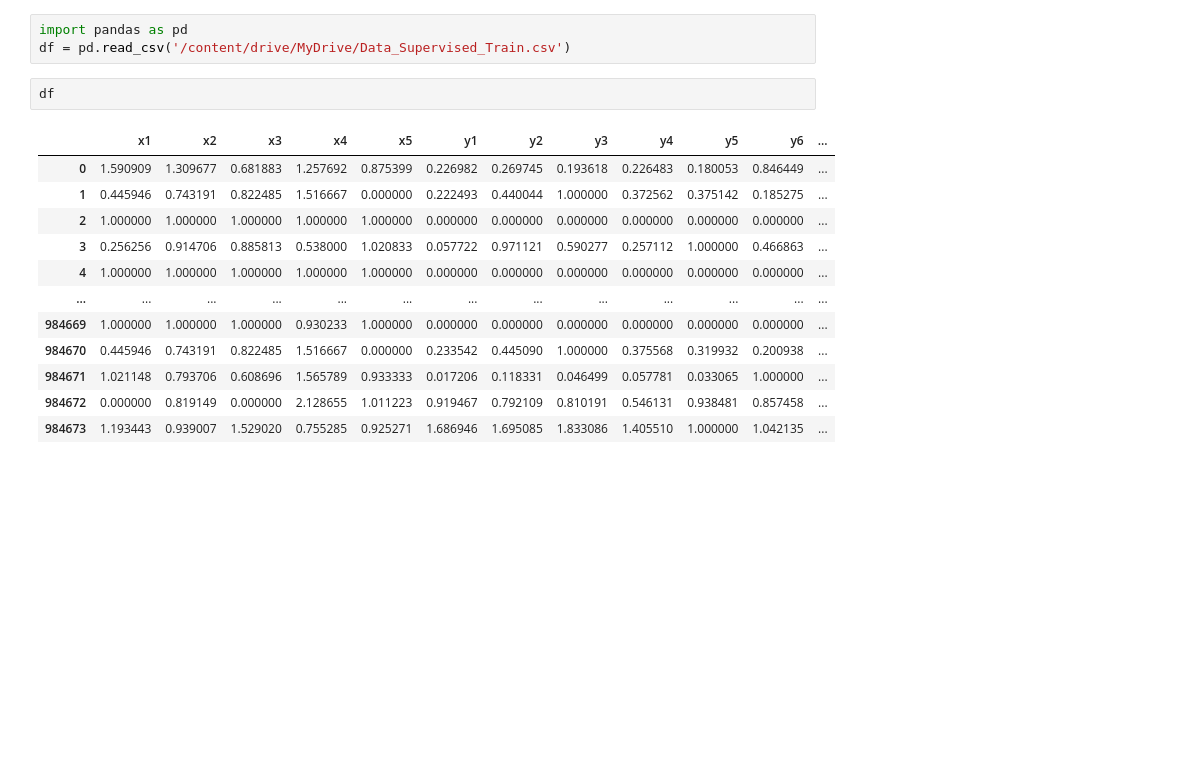
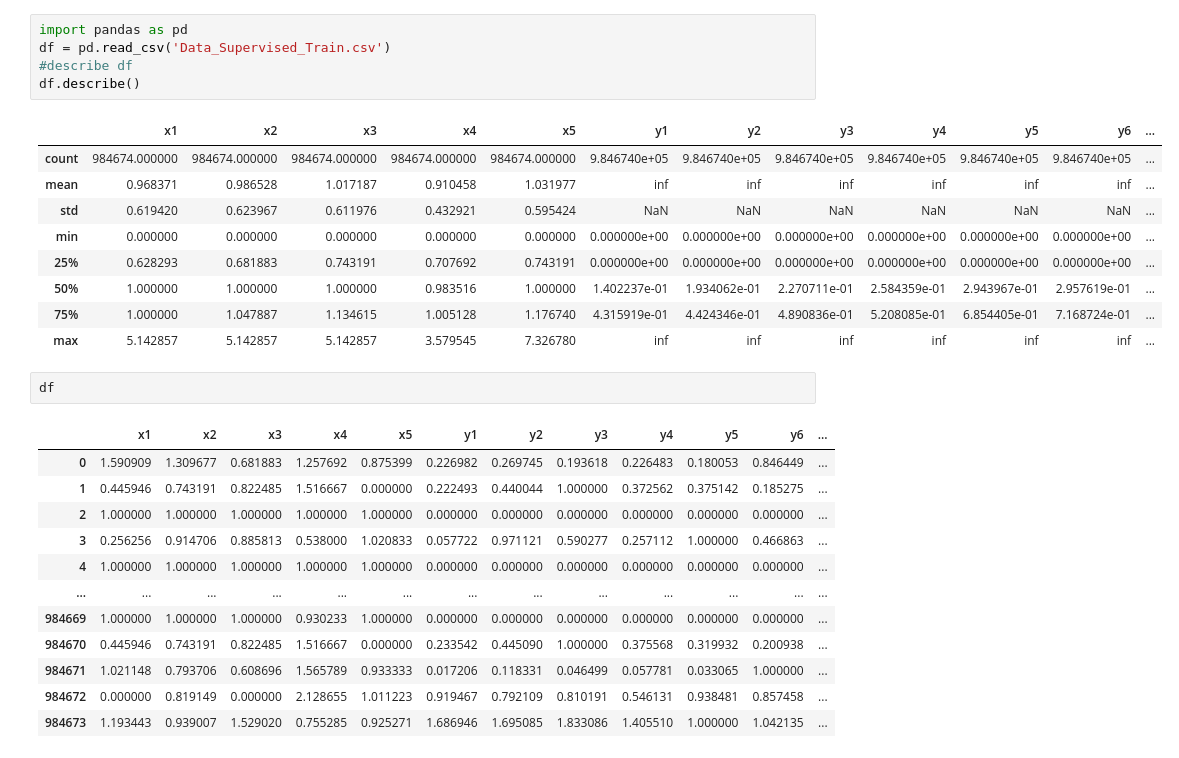
Before and after one commit to khanhha1005/Microsoft_Auto_ML, a Jupyter notebook: AutoML.ipynb, the cells around one changed output. Cells and saved outputs as stored; diff of their text form; blank space fills up the shorter version.

```diff
--- a/AutoML.ipynb
+++ b/AutoML.ipynb
@@ -4,6 +5,18 @@ drive.mount('/content/drive')
 # %%
 import pandas as pd
-df = pd.read_csv('/content/drive/MyDrive/Data_Supervised_Train.csv')
+df = pd.read_csv('Data_Supervised_Train.csv')
+#describe df
+df.describe()
+# %% [output]
+|  | x1 | x2 | x3 | x4 | x5 | y1 | y2 | y3 | y4 | y5 | y6 | ... |
+| count | 984674.000000 | 984674.000000 | 984674.000000 | 984674.000000 | 984674.000000 | 9.846740e+05 | 9.846740e+05 | 9.846740e+05 | 9.846740e+05 | 9.846740e+05 | 9.846740e+05 | ... |
+| mean | 0.968371 | 0.986528 | 1.017187 | 0.910458 | 1.031977 | inf | inf | inf | inf | inf | inf | ... |
+| std | 0.619420 | 0.623967 | 0.611976 | 0.432921 | 0.595424 | NaN | NaN | NaN | NaN | NaN | NaN | ... |
+| min | 0.000000 | 0.000000 | 0.000000 | 0.000000 | 0.000000 | 0.000000e+00 | 0.000000e+00 | 0.000000e+00 | 0.000000e+00 | 0.000000e+00 | 0.000000e+00 | ... |
+| 25% | 0.628293 | 0.681883 | 0.743191 | 0.707692 | 0.743191 | 0.000000e+00 | 0.000000e+00 | 0.000000e+00 | 0.000000e+00 | 0.000000e+00 | 0.000000e+00 | ... |
+| 50% | 1.000000 | 1.000000 | 1.000000 | 0.983516 | 1.000000 | 1.402237e-01 | 1.934062e-01 | 2.270711e-01 | 2.584359e-01 | 2.943967e-01 | 2.957619e-01 | ... |
+| 75% | 1.000000 | 1.047887 | 1.134615 | 1.005128 | 1.176740 | 4.315919e-01 | 4.424346e-01 | 4.890836e-01 | 5.208085e-01 | 6.854405e-01 | 7.168724e-01 | ... |
+| max | 5.142857 | 5.142857 | 5.142857 | 3.579545 | 7.326780 | inf | inf | inf | inf | inf | inf | ... |
 # %%
 df
 # %% [output]
```
Also changed, not shown: parts of 16 cells of this notebook.
